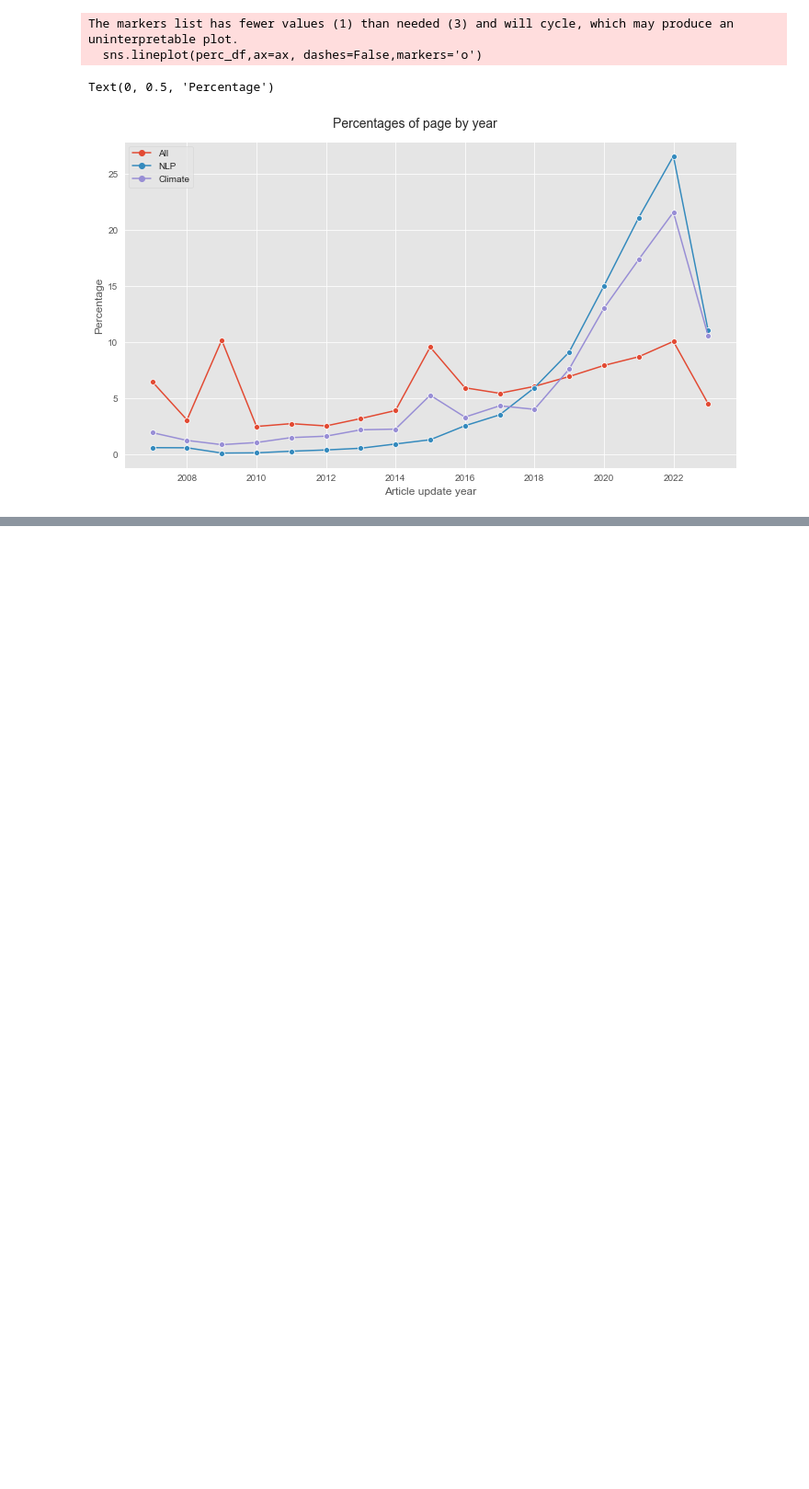
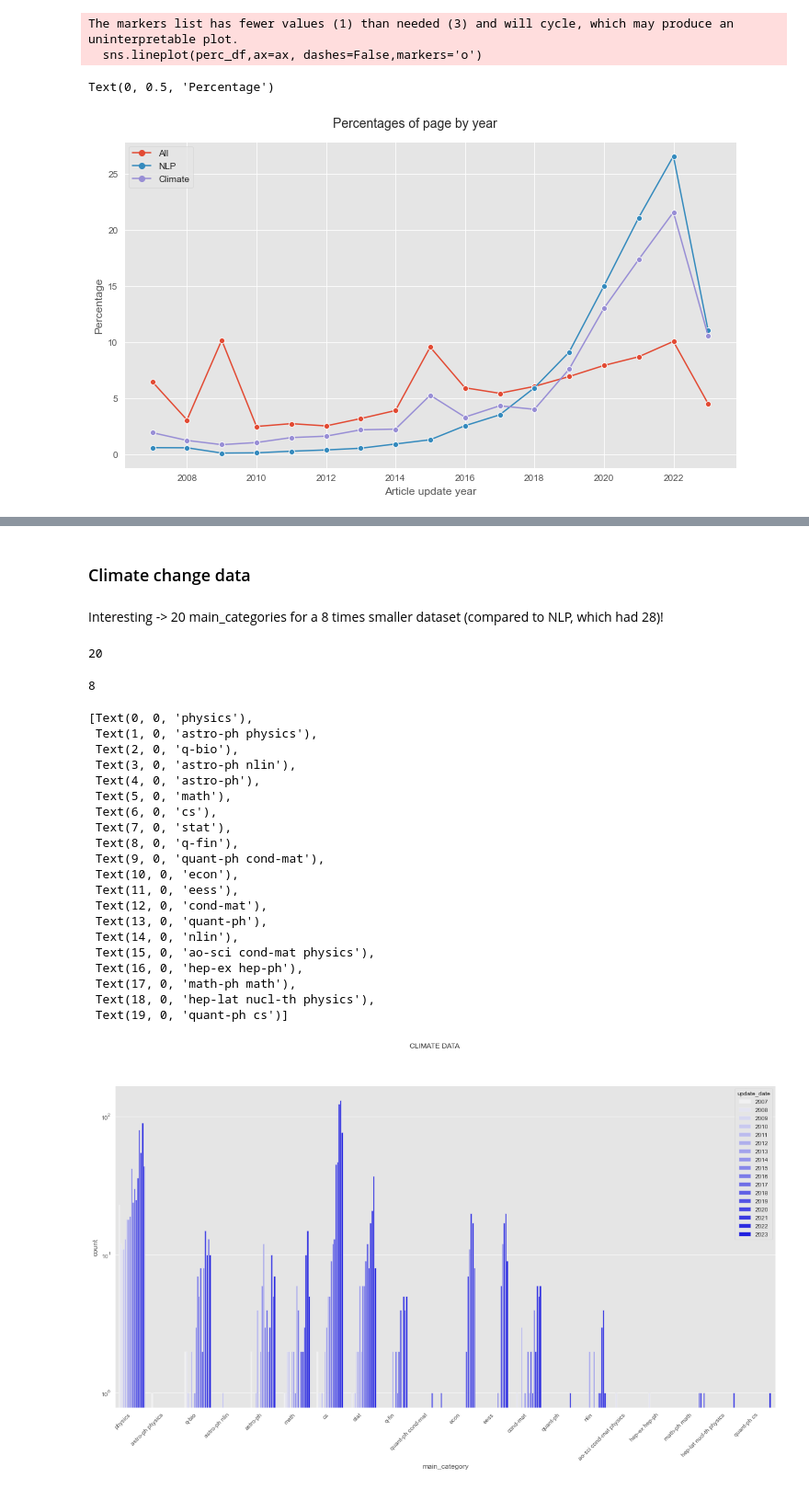
Before and after one commit to gsiraji/wins-topics-network, a Jupyter notebook: arxiv_data_scraping.ipynb, the cells around one changed output, grey strips where cells are left out. Shown at 92% size. Drawn from its saved outputs; the diff is of its cells as text; code cells hidden in the pictures; blank space fills up the shorter version.

```diff
--- a/arxiv_data_scraping.ipynb
+++ b/arxiv_data_scraping.ipynb
@@ -341,0 +442,40 @@ Text(0, 0.5, 'Percentage')
+# %% [markdown]
+### Climate change data
+# %% [markdown]
+Interesting -> 20 main_categories for a 8 times smaller dataset (compared to NLP, which had 28)!
+# %%
+df_all_climate['main_category'].nunique()
+# %% [output]
+20
+# %%
+len([vc for vc in df_all_climate['main_category'].value_counts() if vc<=2])
+# %% [output]
+8
+# %%
+fig,ax=plt.subplots(figsize=(20,10))
+fig.suptitle("CLIMATE DATA")
+sns.countplot(data=df_all_climate,x='main_category',ax=ax,hue='update_date',color='b')
+ax.set_yscale('log')
+ax.set_xticklabels(ax.get_xticklabels(), rotation=45, ha='right')
+# %% [output]
+[Text(0, 0, 'physics'),
+ Text(1, 0, 'astro-ph physics'),
+ Text(2, 0, 'q-bio'),
+ Text(3, 0, 'astro-ph nlin'),
+ Text(4, 0, 'astro-ph'),
+ Text(5, 0, 'math'),
+ Text(6, 0, 'cs'),
+ Text(7, 0, 'stat'),
+ Text(8, 0, 'q-fin'),
+ Text(9, 0, 'quant-ph cond-mat'),
+ Text(10, 0, 'econ'),
+ Text(11, 0, 'eess'),
+ Text(12, 0, 'cond-mat'),
+ Text(13, 0, 'quant-ph'),
+ Text(14, 0, 'nlin'),
+ Text(15, 0, 'ao-sci cond-mat physics'),
+ Text(16, 0, 'hep-ex hep-ph'),
+ Text(17, 0, 'math-ph math'),
+ Text(18, 0, 'hep-lat nucl-th physics'),
+ Text(19, 0, 'quant-ph cs')]
+[figure, added]
```
Also changed, not shown: parts of 13 cells of this notebook.
